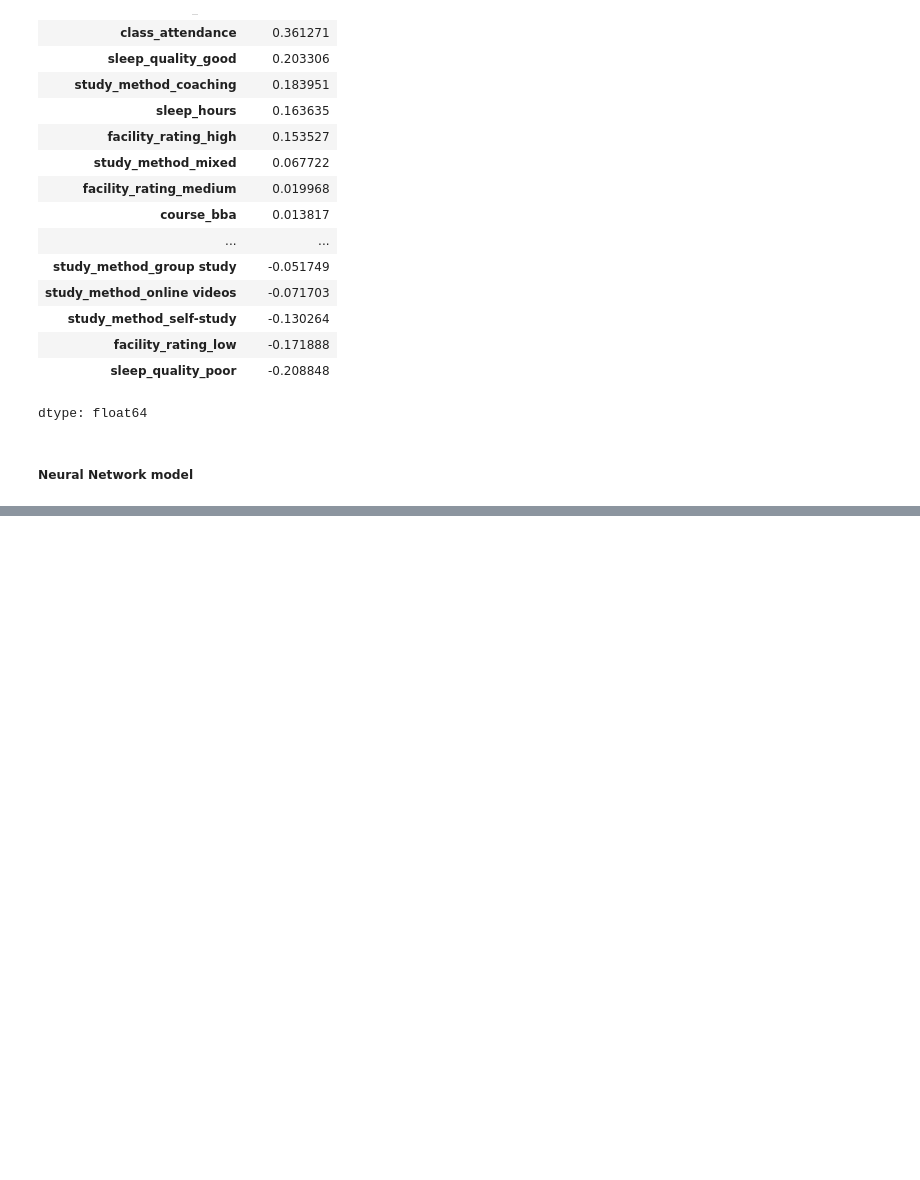
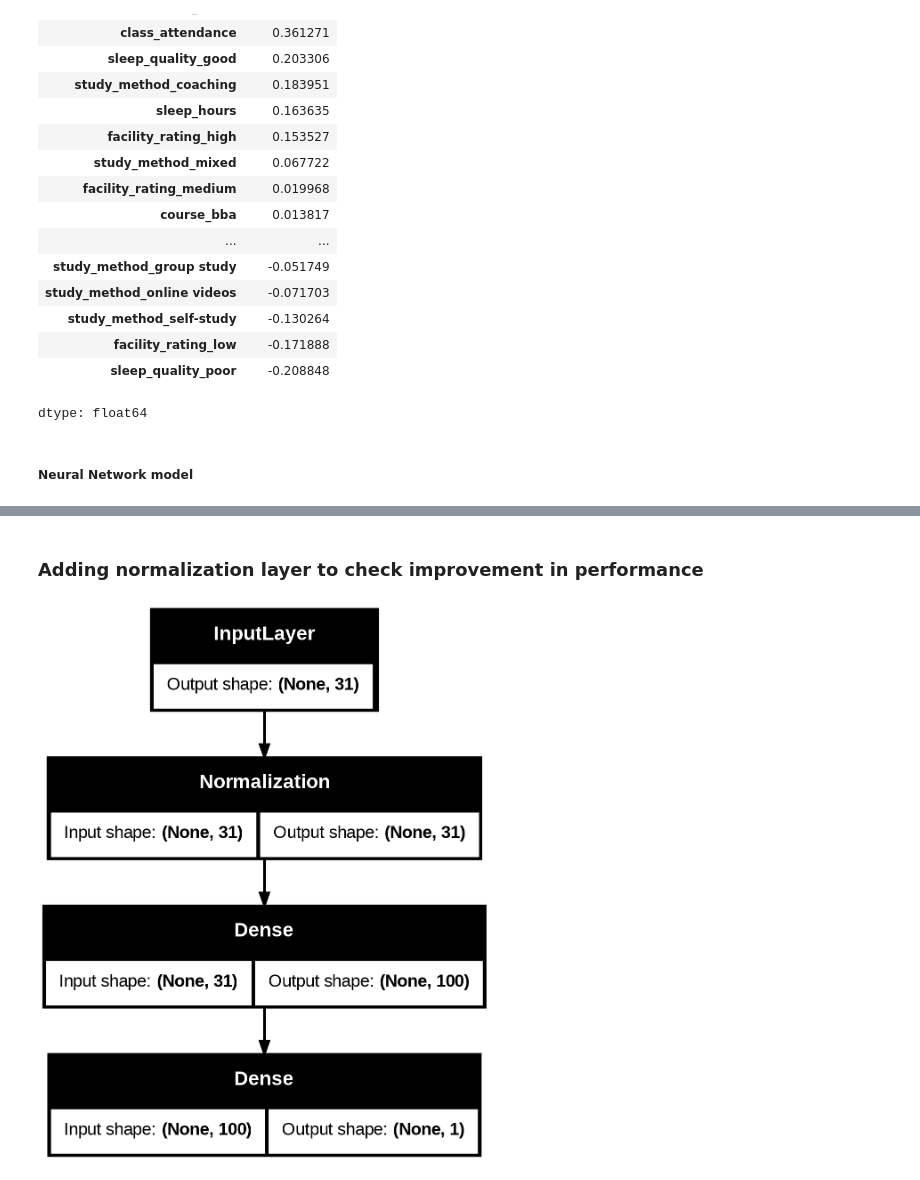
Before and after one commit to Srikumar-A/Student_Scores, a Jupyter notebook: main.ipynb, the cells around one changed output, grey strips where cells are left out. Saved outputs shown, nothing was run; the diff lists cells and outputs as text; code cells hidden in the pictures; blank space fills up the shorter version.

```diff
--- a/main.ipynb
+++ b/main.ipynb
@@ -448 +478,3 @@ Epoch 10/10
 <keras.src.callbacks.history.History at 0x...>
+# %% [markdown]
+### Adding normalization layer to check improvement in performance
@@ -448,0 +489,20 @@ Epoch 10/10
+# %%
+input_layer=tf.keras.layers.Input(shape=(train_df_oneHot.shape[1],))
+x=tf.keras.layers.Normalization()(input_layer)
+x=tf.keras.layers.Dense(100,activation="relu")(x)
+output_layer=tf.keras.layers.Dense(1,activation="linear")(x)
+
+normNN_model=tf.keras.Model(inputs=input_layer,outputs=output_layer)
+# %%
+normNN_model.compile(
+    optimizer=tf.keras.optimizers.Adam(learning_rate=0.01),
+    loss=tf.keras.losses.MeanSquaredError(),
+    metrics=[tf.keras.metrics.RootMeanSquaredError()]
+)
+# %%
+plot_model(
+    normNN_model,
+    show_shapes=True
+)
+# %% [output]
+[figure, added]
```
Also changed, not shown: parts of 50 cells of this notebook.
